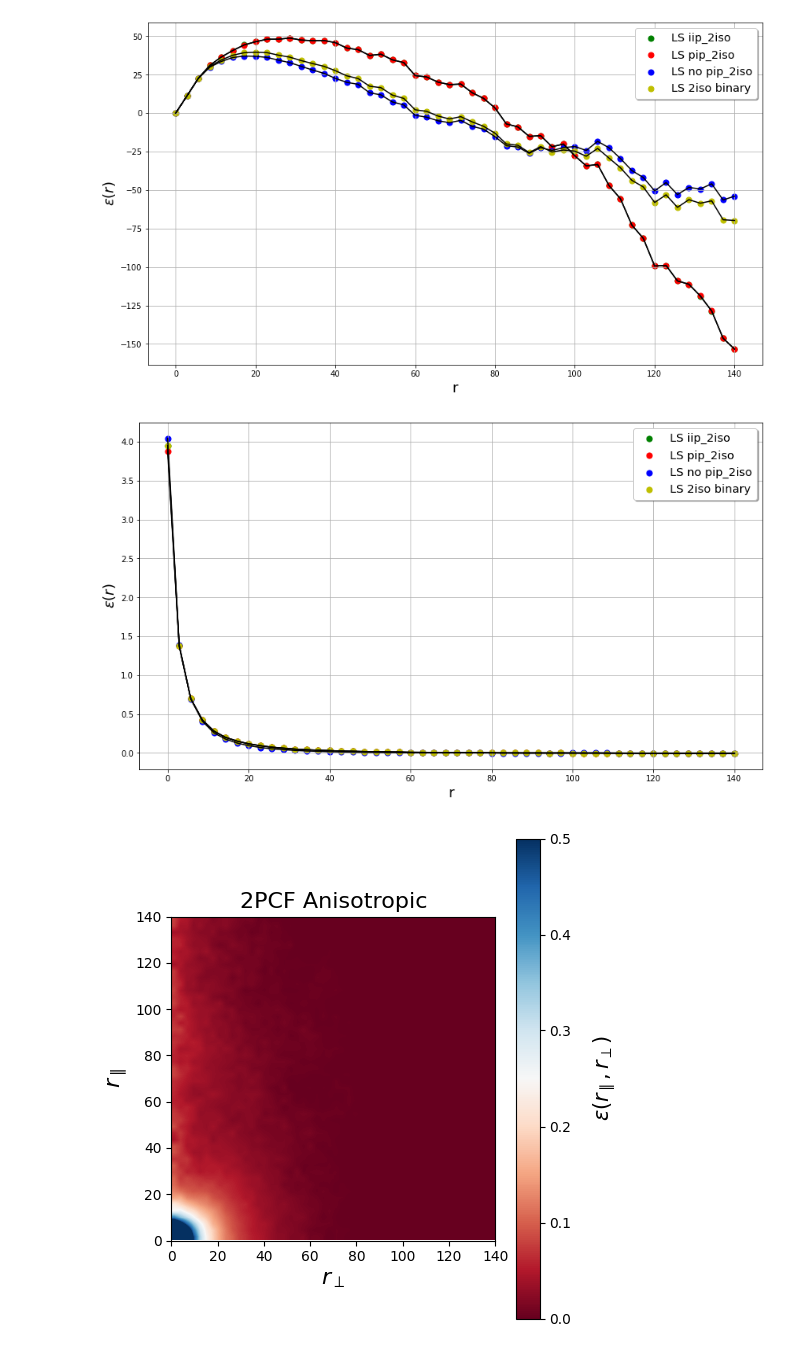
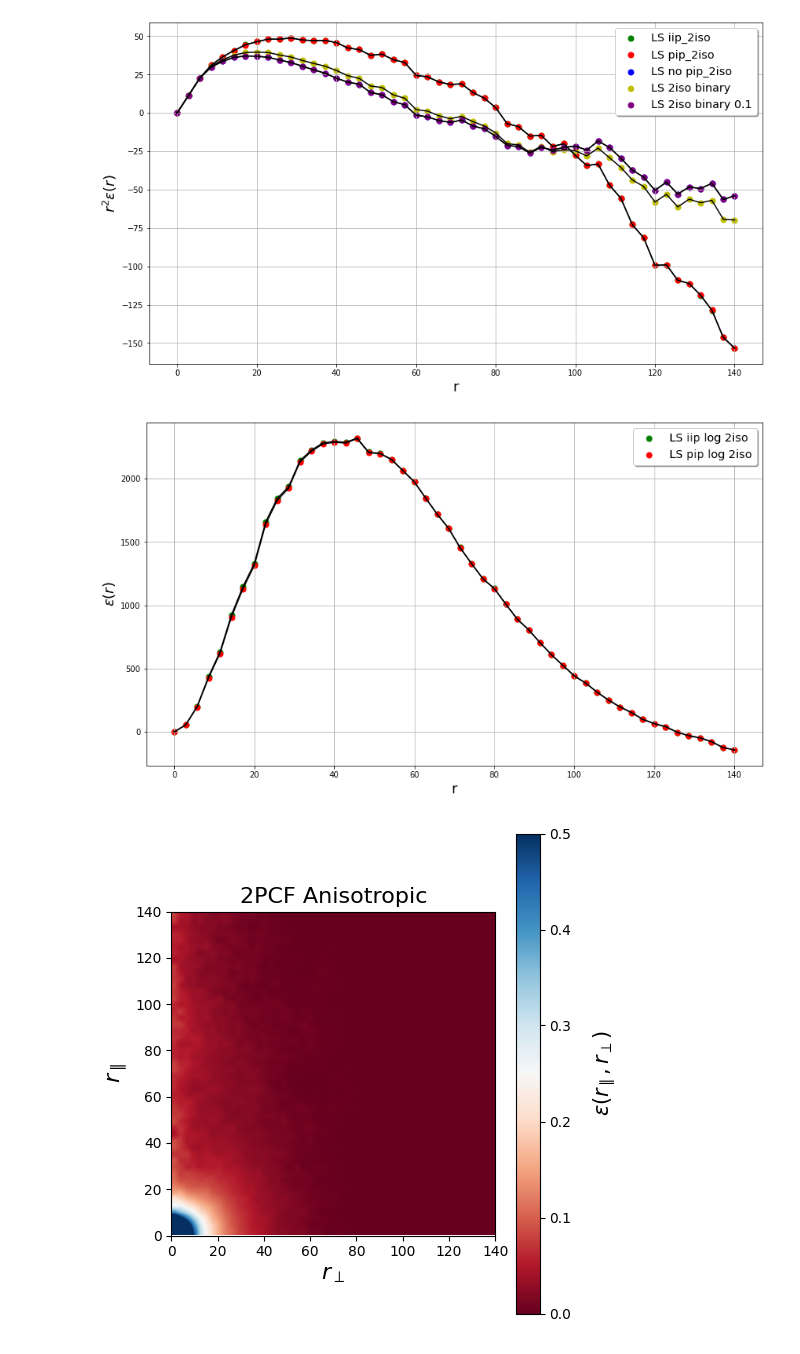
Before and after one commit to jaarpa/3PCFGPU, a Jupyter notebook: plot_results.ipynb, the cells around one changed output. Cells and saved outputs as stored; diff of their text form; code cells hidden in the pictures.

```diff
--- a/plot_results.ipynb
+++ b/plot_results.ipynb
@@ -10,12 +10,18 @@ DMAX = 140
 BINS = 50
 DD_iip, RR_iip, DR_iip, dummy = get_histogramfrom_dir("2iso_iip", "2iso")
 DD_pip, RR_pip, DR_pip, dummy = get_histogramfrom_dir("2iso_pips", "2iso")
+DD_log_iip, RR_log_iip, DR_log_iip, dummy = get_histogramfrom_dir("2iso_log_iip", "2iso")
+DD_log_pip, RR_log_pip, DR_log_pip, dummy = get_histogramfrom_dir("2iso_log_pips", "2iso")
 DD_2, RR_2, DR_2, dummy = get_histogramfrom_dir("2iso_binary", "2iso")
+DD_2_01, RR_2_01, DR_2_01, dummy = get_histogramfrom_dir("2iso_binary_01", "2iso")
 DD, RR, DR, dummy = get_histogramfrom_dir("2iso_nopips", "2iso")
 # %%
 eps_LS_iip = estim_2p_ls(DD_iip, RR_iip, DR_iip)
 eps_LS_pip = estim_2p_ls(DD_pip, RR_pip, DR_pip)
+eps_LS_log_iip = estim_2p_ls(DD_log_iip, RR_log_iip, DR_log_iip)
+eps_LS_log_pip = estim_2p_ls(DD_log_pip, RR_log_pip, DR_log_pip)
 eps_LS_2 = estim_2p_ls(DD_2, RR_2, DR_2)
+eps_LS_2_01 = estim_2p_ls(DD_2_01, RR_2_01, DR_2_01)
 eps_LS = estim_2p_ls(DD, RR, DR)
 
 r = np.linspace(0,DMAX,BINS)
@@ -25,38 +31,36 @@ plt.scatter(r,(r**2)*eps_LS_iip, s=BINS, c='g',label='LS iip_2iso')
 plt.scatter(r,(r**2)*eps_LS_pip, s=BINS, c='r',label='LS pip_2iso')
 plt.scatter(r,(r**2)*eps_LS, s=BINS, c='b',label='LS no pip_2iso')
 plt.scatter(r,(r**2)*eps_LS_2, s=BINS, c='y',label='LS 2iso binary')
+plt.scatter(r,(r**2)*eps_LS_2_01, s=BINS, c='purple',label='LS 2iso binary 0.1')
 plt.plot(r,(r**2)*eps_LS_iip,'k-')
 plt.plot(r,(r**2)*eps_LS_pip,'k-')
 plt.plot(r,(r**2)*eps_LS,'k-')
 plt.plot(r,(r**2)*eps_LS_2,'k-')
+plt.plot(r,(r**2)*eps_LS_2_01,'k-')
 # plt.ylim(0,3)
 plt.xlabel('r',fontsize=18)
-plt.ylabel('$\epsilon(r)$',fontsize=18)
+plt.ylabel('$r^2\epsilon(r)$',fontsize=18)
 plt.legend(shadow=True, fontsize='x-large')
 plt.grid()
 # plt.savefig(TITLE)
 plt.show()
 # %% [output]
-[figure, old version]
+[figure, new version]
 # %%
 fig = plt.figure(figsize=(14,8))
-plt.scatter(r,eps_LS_iip, s=BINS, c='g',label='LS iip_2iso')
-plt.scatter(r,eps_LS_pip, s=BINS, c='r',label='LS pip_2iso')
-plt.scatter(r,eps_LS, s=BINS, c='b',label='LS no pip_2iso')
-plt.scatter(r,eps_LS_2, s=BINS, c='y',label='LS 2iso binary')
-plt.plot(r,eps_LS_iip,'k-')
-plt.plot(r,eps_LS_pip,'k-')
-plt.plot(r,eps_LS,'k-')
-plt.plot(r,eps_LS_2,'k-')
+plt.scatter(r,(r**2)*eps_LS_log_iip, s=BINS, c='g',label='LS iip log 2iso')
+plt.scatter(r,(r**2)*eps_LS_log_pip, s=BINS, c='r',label='LS pip log 2iso')
+plt.plot(r,(r**2)*eps_LS_log_iip,'k-')
+plt.plot(r,(r**2)*eps_LS_log_pip,'k-')
 # plt.ylim(0,3)
 plt.xlabel('r',fontsize=18)
 plt.ylabel('$\epsilon(r)$',fontsize=18)
 plt.legend(shadow=True, fontsize='x-large')
 plt.grid()
 # plt.savefig(TITLE)
 plt.show()
 # %% [output]
-[figure, old version]
+[figure, new version]
 # %%
 def imag(x,y,t,cmap,limt,limt_):
 
```
